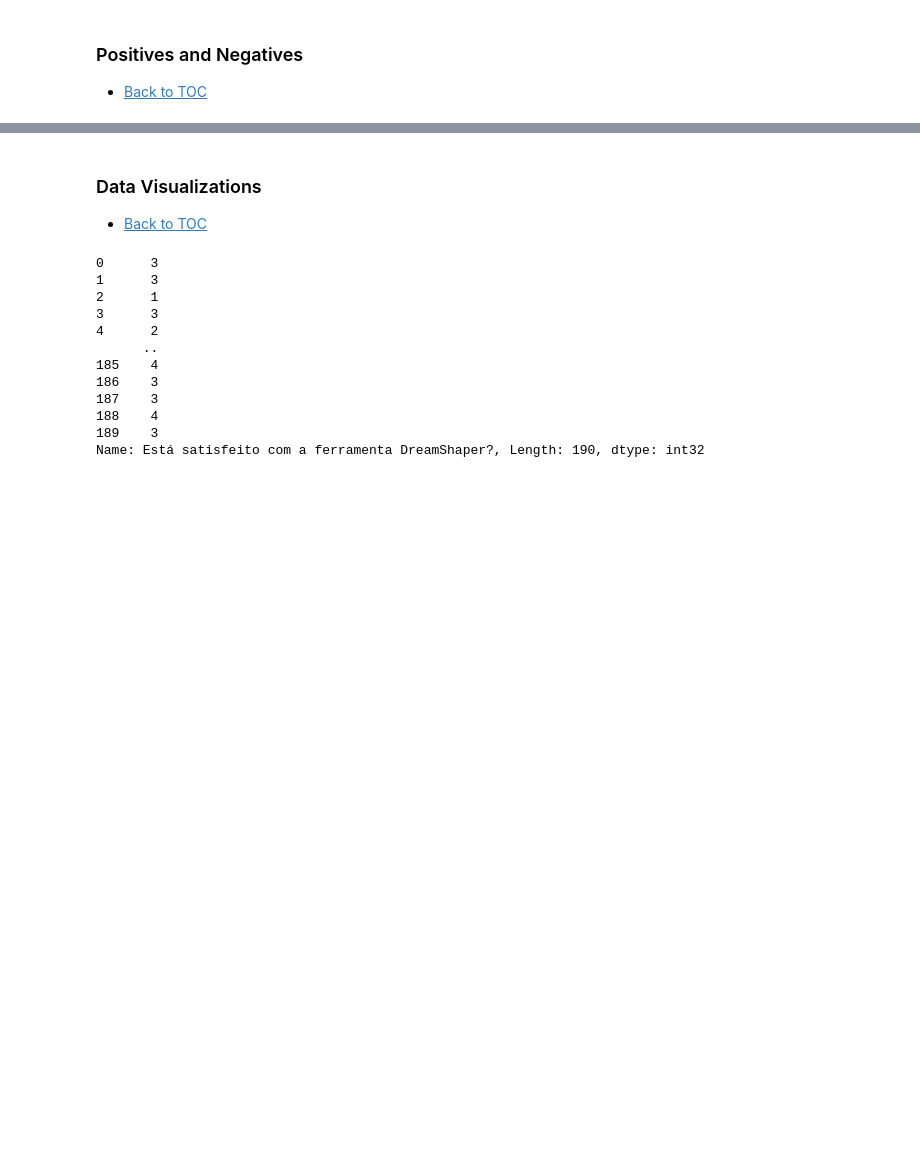
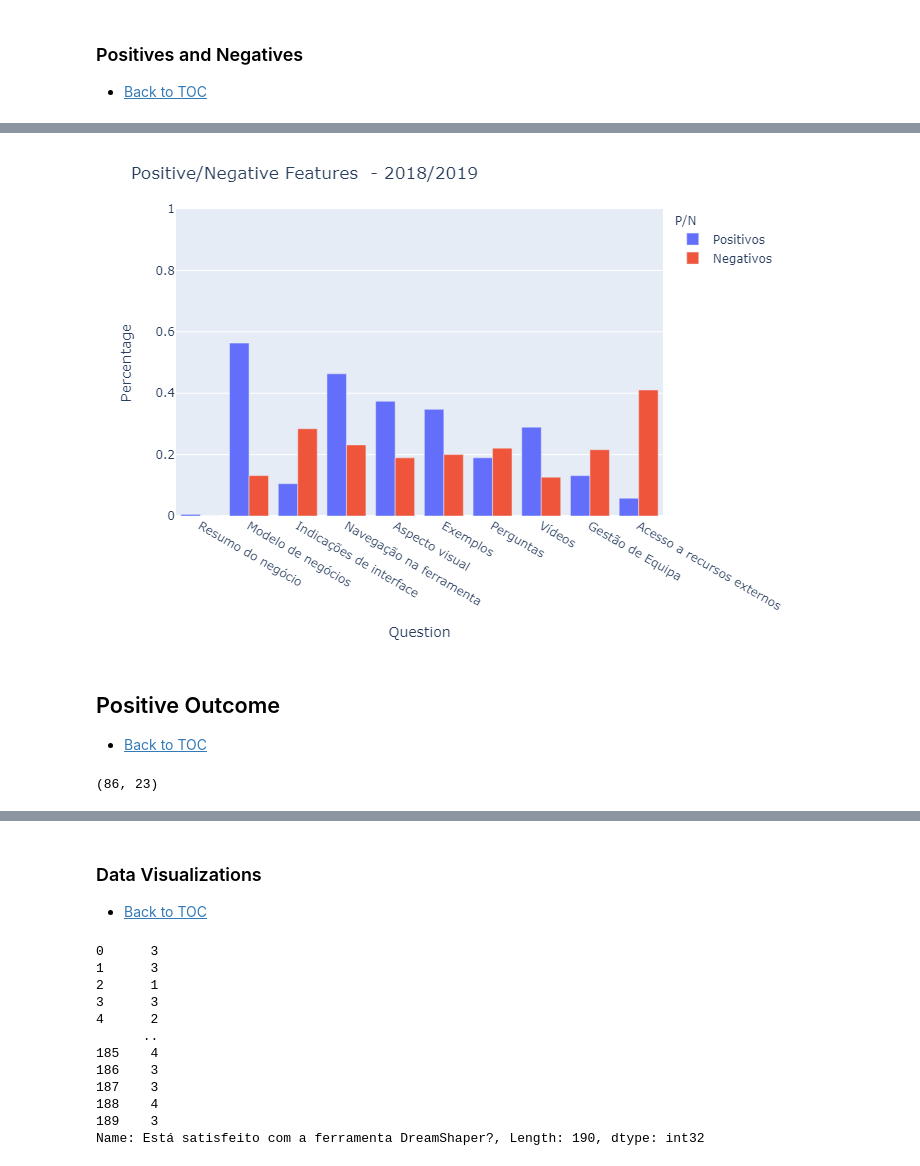
Before and after one commit to DSWorkPortugal/MscThesisFernando, a Jupyter notebook: 7-Ano20182019.ipynb, the cells around one changed output, grey strips where cells are left out. Saved outputs shown, nothing was run; the diff lists cells and outputs as text; code cells hidden in the pictures; blank space fills up the shorter version.

```diff
--- a/7-Ano20182019.ipynb
+++ b/7-Ano20182019.ipynb
@@ -271,0 +262,16 @@ NameError: name 'Ano20172018' is not defined
+# %%
+from IPython.display import Image
+Image(filename='Outputs/ImageOutputsYear/figurePosNeg20182019.png')
+# %% [output]
+[figure, added]
+# %% [markdown]
+## Positive Outcome
+* [Back to TOC](#backtoc)
+# %%
+Ano20182019PO = Ano20182019.copy()
+Ano20182019PO = Ano20182019[Ano20182019['Está satisfeito com a ferramenta DreamShaper?']=='4']
+
+
+Ano20182019PO.shape
+# %% [output]
+(86, 23)
```
Also changed, not shown: parts of 26 cells of this notebook, 11 other files.
